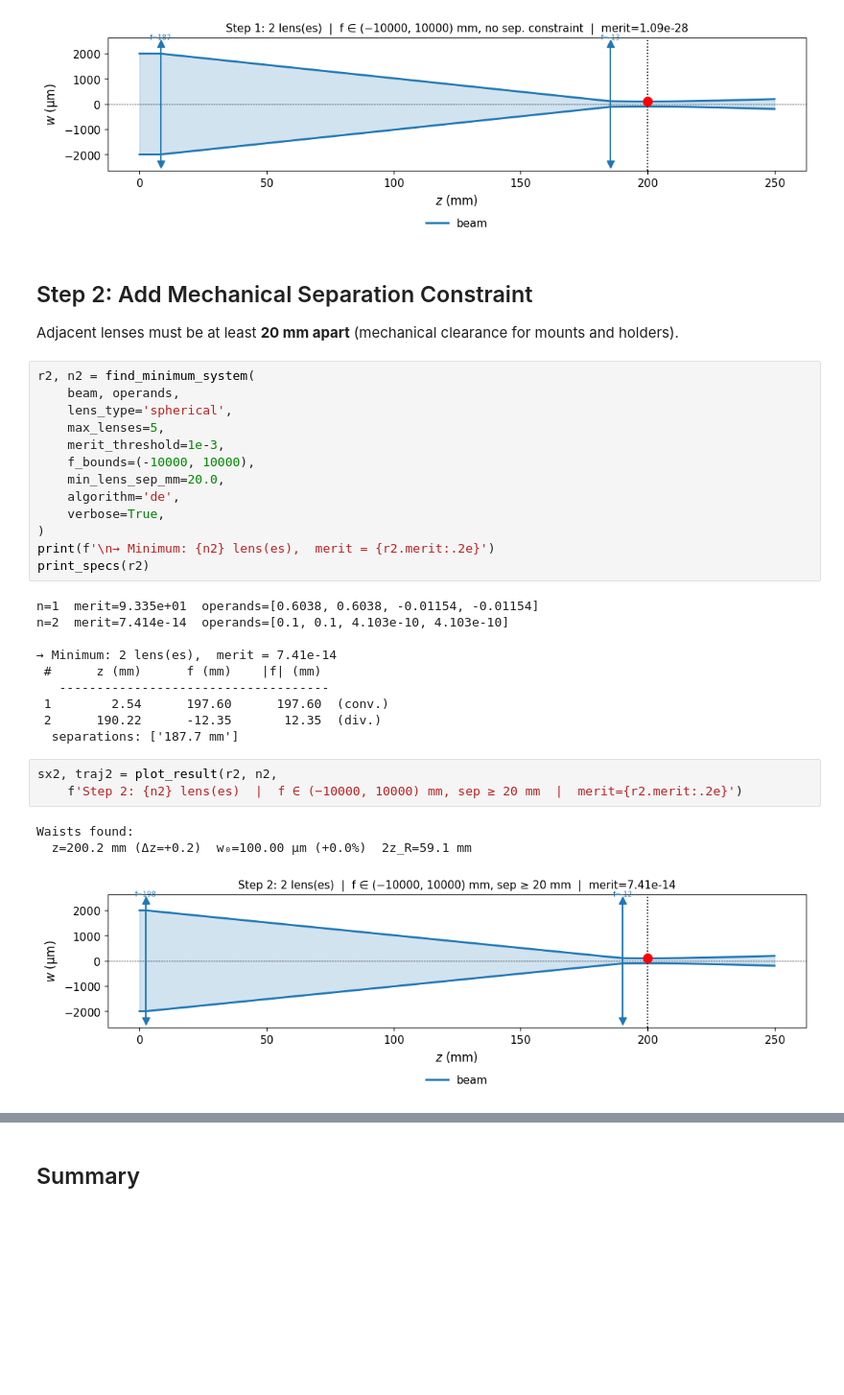
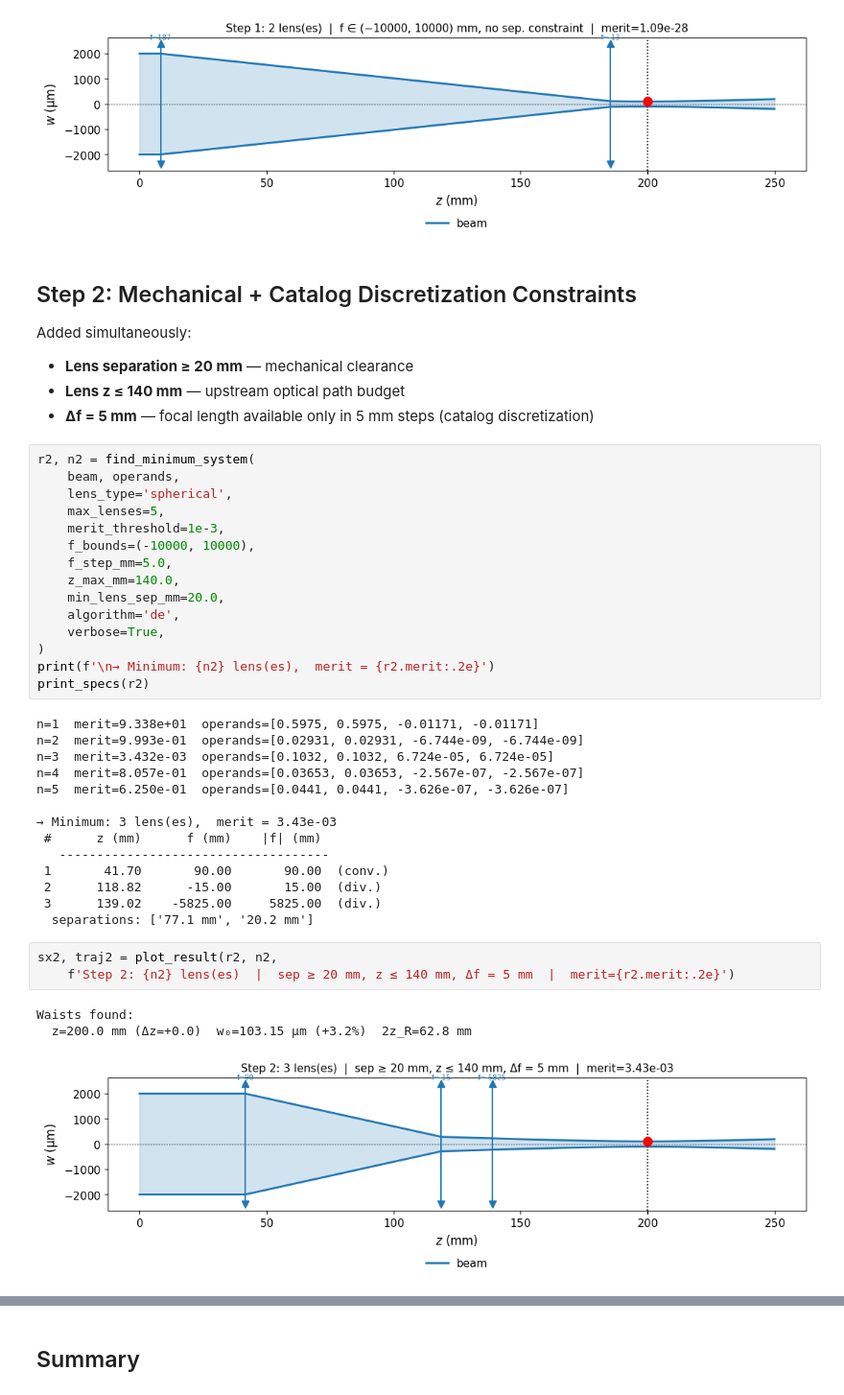
Before and after one commit to akihiko-shimura/gbeampro, a Jupyter notebook: gbeampro/examples/minimum_lens_system.ipynb, the cells around one changed output, grey strips where cells are left out. Shown at 96% size. Drawn from its saved outputs; the diff is of its cells as text; blank space fills up the shorter version.

```diff
--- a/gbeampro/examples/minimum_lens_system.ipynb
+++ b/gbeampro/examples/minimum_lens_system.ipynb
@@ -140,10 +140,12 @@ Waists found:
   z=200.5 mm (Δz=+0.5)  w₀=100.01 µm (+0.0%)  2z_R=59.1 mm
 [figure]
 # %% [markdown]
-## Step 2: Add Mechanical Separation Constraint
+## Step 2: Mechanical + Catalog Discretization Constraints
 
-Adjacent lenses must be at least **20 mm apart**
-(mechanical clearance for mounts and holders).
+Added simultaneously:
+- **Lens separation ≥ 20 mm** — mechanical clearance
+- **Lens z ≤ 140 mm** — upstream optical path budget
+- **Δf = 5 mm** — focal length available only in 5 mm steps (catalog discretization)
 # %%
 r2, n2 = find_minimum_system(
     beam, operands,
@@ -151,6 +153,8 @@ r2, n2 = find_minimum_system(
     max_lenses=5,
     merit_threshold=1e-3,
     f_bounds=(-10000, 10000),
+    f_step_mm=5.0,
+    z_max_mm=140.0,
     min_lens_sep_mm=20.0,
     algorithm='de',
     verbose=True,
@@ -158,20 +162,24 @@ r2, n2 = find_minimum_system(
 print(f'\n→ Minimum: {n2} lens(es),  merit = {r2.merit:.2e}')
 print_specs(r2)
 # %% [output]
-n=1  merit=9.335e+01  operands=[0.6038, 0.6038, -0.01154, -0.01154]
-n=2  merit=7.414e-14  operands=[0.1, 0.1, 4.103e-10, 4.103e-10]
+n=1  merit=9.338e+01  operands=[0.5975, 0.5975, -0.01171, -0.01171]
+n=2  merit=9.993e-01  operands=[0.02931, 0.02931, -6.744e-09, -6.744e-09]
+n=3  merit=3.432e-03  operands=[0.1032, 0.1032, 6.724e-05, 6.724e-05]
+n=4  merit=8.057e-01  operands=[0.03653, 0.03653, -2.567e-07, -2.567e-07]
+n=5  merit=6.250e-01  operands=[0.0441, 0.0441, -3.626e-07, -3.626e-07]
 
-→ Minimum: 2 lens(es),  merit = 7.41e-14
+→ Minimum: 3 lens(es),  merit = 3.43e-03
  #      z (mm)      f (mm)    |f| (mm)
    ------------------------------------
- 1        2.54      197.60      197.60  (conv.)
- 2      190.22      -12.35       12.35  (div.)
-  separations: ['187.7 mm']
+ 1       41.70       90.00       90.00  (conv.)
+ 2      118.82      -15.00       15.00  (div.)
+ 3      139.02    -5825.00     5825.00  (div.)
+  separations: ['77.1 mm', '20.2 mm']
 # %%
 sx2, traj2 = plot_result(r2, n2,
-    f'Step 2: {n2} lens(es)  |  f ∈ (−10000, 10000) mm, sep ≥ 20 mm  |  merit={r2.merit:.2e}')
+    f'Step 2: {n2} lens(es)  |  sep ≥ 20 mm, z ≤ 140 mm, Δf = 5 mm  |  merit={r2.merit:.2e}')
 # %% [output]
 Waists found:
-  z=200.2 mm (Δz=+0.2)  w₀=100.00 µm (+0.0%)  2z_R=59.1 mm
+  z=200.0 mm (Δz=+0.0)  w₀=103.15 µm (+3.2%)  2z_R=62.8 mm
-[figure, old version]
+[figure, new version]
 # %% [markdown]
```
Also changed, not shown: parts of 7 cells of this notebook, 1 other file.
